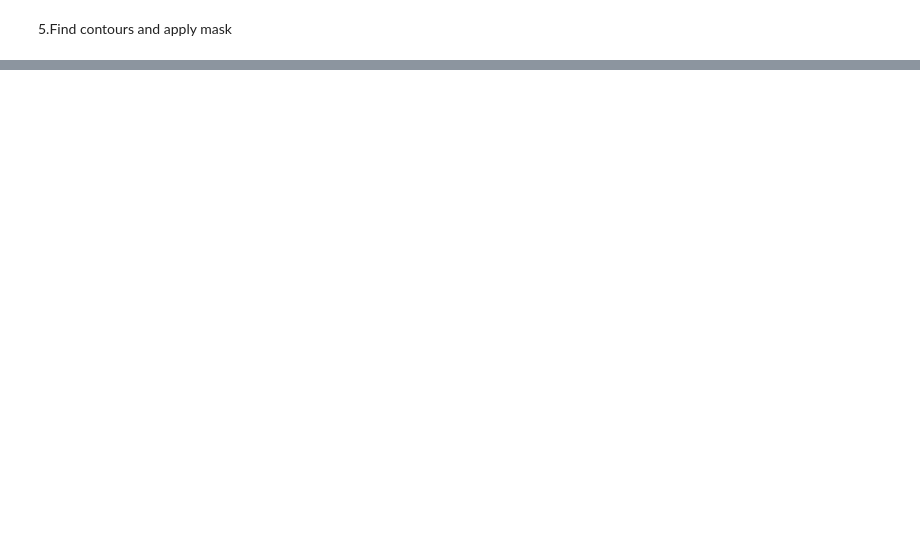
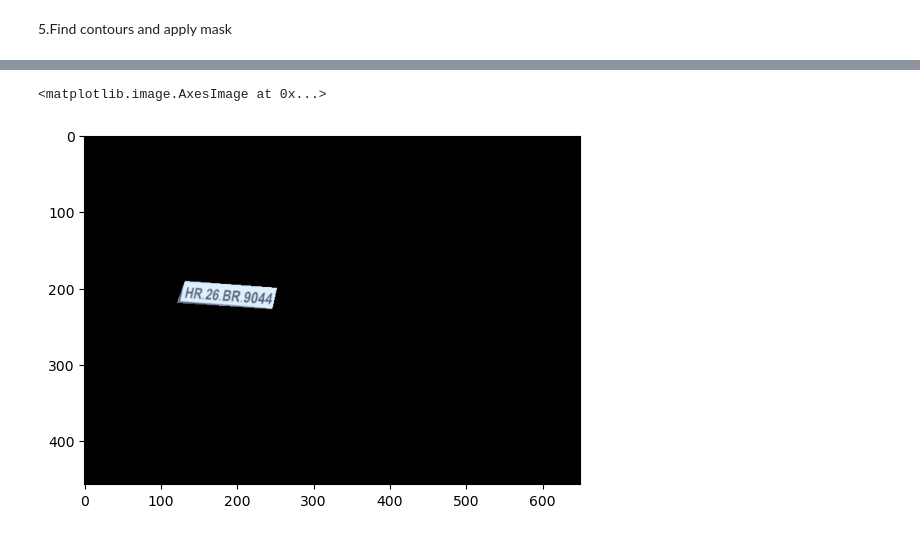
Before and after one commit to TechShang/Python-Number-Plate-Recognisation, a Jupyter notebook: PythonANPR.ipynb, the cells around one changed output, grey strips where cells are left out. Cells and saved outputs as stored; diff of their text form; code cells hidden in the pictures; blank space fills up the shorter version.

```diff
--- a/PythonANPR.ipynb
+++ b/PythonANPR.ipynb
@@ -72,0 +73,9 @@ array([[[699, 492]],
+# %%
+mask = np.zeros(gray.shape,np.uint8)
+new_image = cv2.drawContours(mask, [location], 0, 255, -1)
+new_image = cv2.bitwise_and(image,image, mask=mask)
+# %%
+plt.imshow(cv2.cvtColor(new_image, cv2.COLOR_BGR2RGB))
+# %% [output]
+<matplotlib.image.AxesImage at 0x...>
+[figure, added]
```
Also changed, not shown: parts of 4 cells of this notebook.
